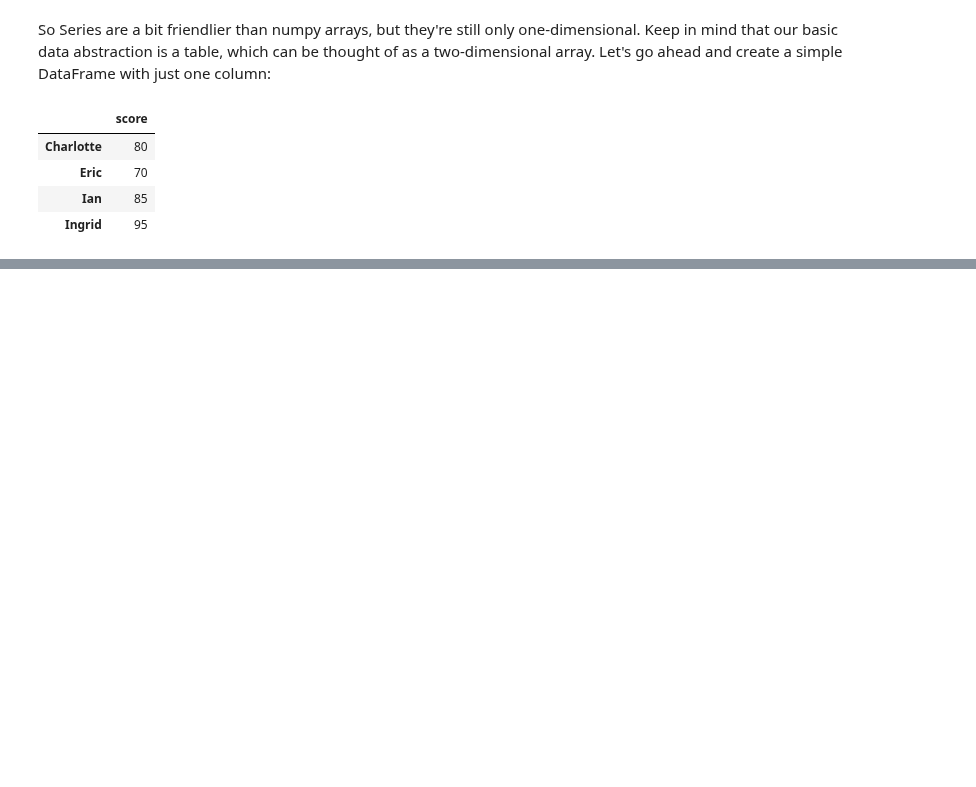
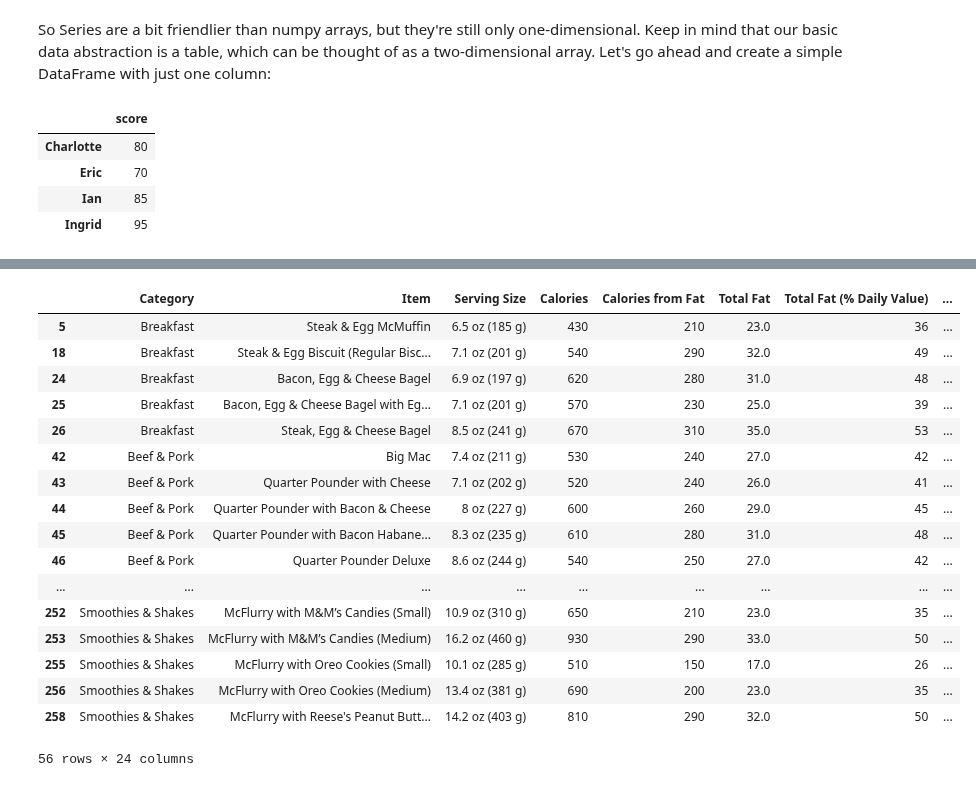
Before and after one commit to anhnguyendepocen/si370, a Jupyter notebook: 02_Pandas_I.ipynb, the cells around one changed output, grey strips where cells are left out. Drawn from its saved outputs; the diff is of its cells as text; code cells hidden in the pictures; blank space fills up the shorter version.

```diff
--- a/02_Pandas_I.ipynb
+++ b/02_Pandas_I.ipynb
@@ -151,0 +120,2 @@ df_names
+# %%
+menu = pd.read_csv('data/menu.csv')
@@ -151,0 +214,2 @@ df_names
+# %%
+menu_i = menu.set_index('Item')
@@ -151,0 +332,21 @@ df_names
+# %%
+menu[menu['Trans Fat'] > 0.0]
+# %% [output]
+|  | Category | Item | Serving Size | Calories | Calories from Fat | Total Fat | Total Fat (% Daily Value) | ... |
+| 5 | Breakfast | Steak & Egg McMuffin | 6.5 oz (185 g) | 430 | 210 | 23.0 | 36 | ... |
+| 18 | Breakfast | Steak & Egg Biscuit (Regular Bisc... | 7.1 oz (201 g) | 540 | 290 | 32.0 | 49 | ... |
+| 24 | Breakfast | Bacon, Egg & Cheese Bagel | 6.9 oz (197 g) | 620 | 280 | 31.0 | 48 | ... |
+| 25 | Breakfast | Bacon, Egg & Cheese Bagel with Eg... | 7.1 oz (201 g) | 570 | 230 | 25.0 | 39 | ... |
+| 26 | Breakfast | Steak, Egg & Cheese Bagel | 8.5 oz (241 g) | 670 | 310 | 35.0 | 53 | ... |
+| 42 | Beef & Pork | Big Mac | 7.4 oz (211 g) | 530 | 240 | 27.0 | 42 | ... |
+| 43 | Beef & Pork | Quarter Pounder with Cheese | 7.1 oz (202 g) | 520 | 240 | 26.0 | 41 | ... |
+| 44 | Beef & Pork | Quarter Pounder with Bacon & Cheese | 8 oz (227 g) | 600 | 260 | 29.0 | 45 | ... |
+| 45 | Beef & Pork | Quarter Pounder with Bacon Habane... | 8.3 oz (235 g) | 610 | 280 | 31.0 | 48 | ... |
+| 46 | Beef & Pork | Quarter Pounder Deluxe | 8.6 oz (244 g) | 540 | 250 | 27.0 | 42 | ... |
+| ... | ... | ... | ... | ... | ... | ... | ... | ... |
+| 252 | Smoothies & Shakes | McFlurry with M&M’s Candies (Small) | 10.9 oz (310 g) | 650 | 210 | 23.0 | 35 | ... |
+| 253 | Smoothies & Shakes | McFlurry with M&M’s Candies (Medium) | 16.2 oz (460 g) | 930 | 290 | 33.0 | 50 | ... |
+| 255 | Smoothies & Shakes | McFlurry with Oreo Cookies (Small) | 10.1 oz (285 g) | 510 | 150 | 17.0 | 26 | ... |
+| 256 | Smoothies & Shakes | McFlurry with Oreo Cookies (Medium) | 13.4 oz (381 g) | 690 | 200 | 23.0 | 35 | ... |
+| 258 | Smoothies & Shakes | McFlurry with Reese's Peanut Butt... | 14.2 oz (403 g) | 810 | 290 | 32.0 | 50 | ... |
+56 rows × 24 columns
```
Also changed, not shown: parts of 41 cells of this notebook.
